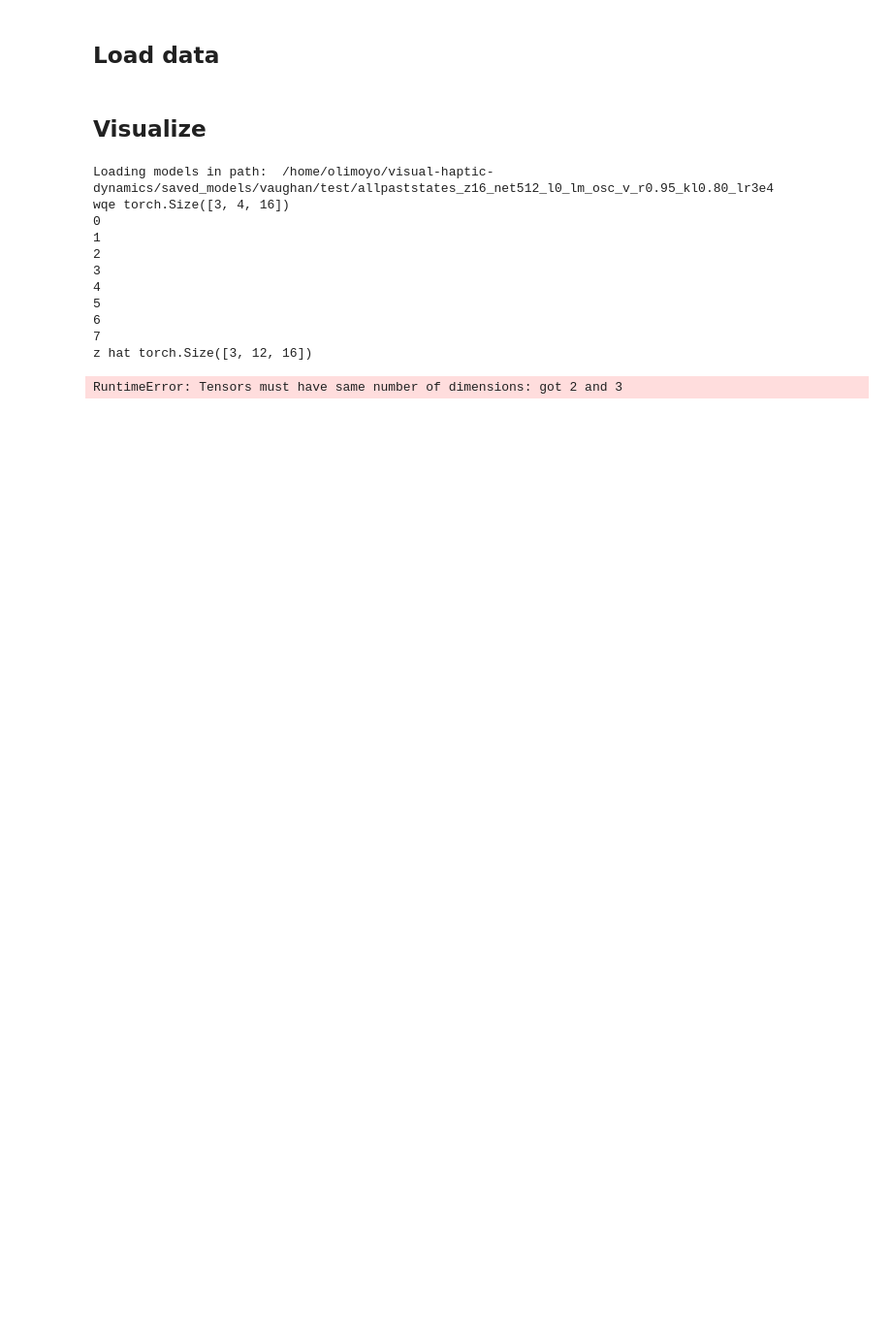
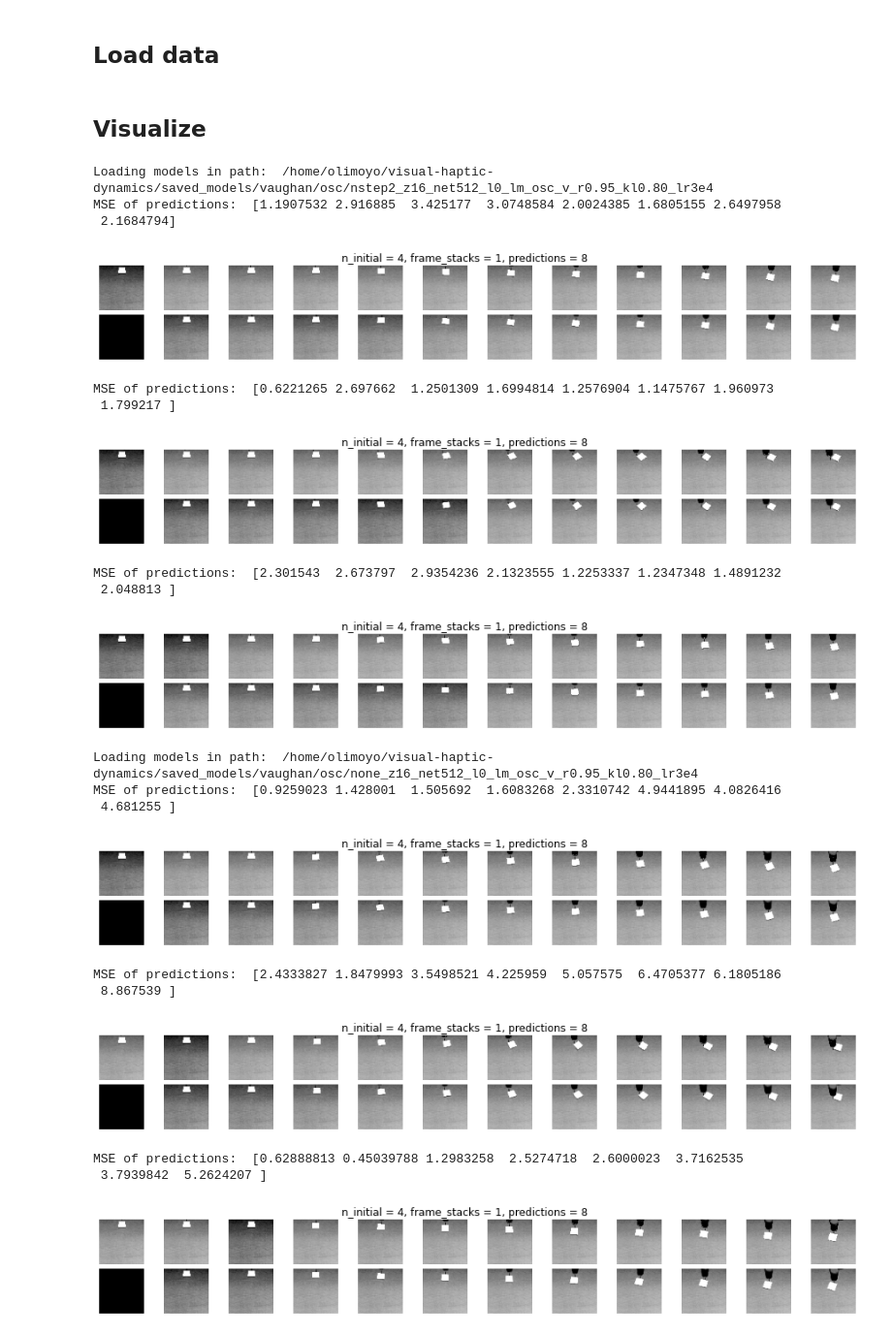
Before and after one commit to utiasSTARS/visual-haptic-dynamics, a Jupyter notebook: experiments/notebooks/prediction-vis_visualpusher.ipynb, the cells around one changed output. Shown at 97% size. Drawn from its saved outputs; the diff is of its cells as text; code cells hidden in the pictures; blank space fills up the shorter version.

```diff
--- a/experiments/notebooks/prediction-vis_visualpusher.ipynb
+++ b/experiments/notebooks/prediction-vis_visualpusher.ipynb
@@ -24,11 +24,11 @@ args = ObjectView({
  'dataset_path': '/home/olimoyo/visual-haptic-dynamics/experiments/data/datasets/{}'
                    .format("visual_haptic_2D_len16_osc_withGT_8C12919B740845539C0E75B5CBAF7965.pkl"),
  'models_dir': '/home/olimoyo/visual-haptic-dynamics/saved_models/{}'
-                   .format("vaughan/test/"),
+                   .format("vaughan/osc/"),
  'device': 'cuda:1',
  'n_examples': 3,
  'n_pred': 8,
- 'n_initial': 5
+ 'n_initial': 4
 })
 
 def load_models_dir(models_dir):
@@ -72,6 +72,7 @@ with torch.no_grad():
                 ctx = ctx.float().to(device=args.device) # (n, l, f, 6)
                 ctx = ctx.transpose(-1, -2)
                 ctx = ctx.reshape(-1, *ctx.shape[2:])
+
             n, l = x_img.shape[0], x_img.shape[1]
 
             if model_args.context in ["initial_image", "goal_image"]:
@@ -87,18 +88,21 @@ with torch.no_grad():
 
             if model_args.context in ["initial_latent_state", "goal_latent_state"]:
                 z_img_context = nets["context_img_enc"](ctx_img)
-                ret_context = z_img_context
                 z_img_context_rep = z_img_context.unsqueeze(1).repeat(1, l, 1)
                 z_all_enc.append(z_img_context_rep.reshape(-1, *z_img_context_rep.shape[2:]))
+                ret_context = z_img_context
             elif model_args.context in ["all_past_states"]:
                 if l > 1:
                     z_img_context, h_img_context = nets["context_img_rnn_enc"](
                         z_img.reshape(n, l, *z_img.shape[1:])[:, :-1].transpose(1,0)
                     )
                     pad = torch.zeros((1, *z_img_context.shape[1:])).float().to(device=args.device)
+                    z_img_context_latest, h_img_context_latest = nets["context_img_rnn_enc"](
+                        z_img.reshape(n, l, *z_img.shape[1:]).transpose(1,0)
+                    )
                     z_img_context = torch.cat((pad, z_img_context), dim=0)
                     z_img_context = z_img_context.transpose(1, 0)
-                    ret_context = (z_img_context, h_img_context)
+                    ret_context = (z_img_context_latest.transpose(1, 0), h_img_context_latest)
                 else:
                     z_img_context = torch.zeros((n, l, 16)).float().to(device=args.device)
                     ret_context = (z_img_context, None)
@@ -120,7 +124,7 @@ with torch.no_grad():
         T = model_args.frame_stacks
 
         assert args.n_initial + args.n_pred <= data[img_key].shape[1]
-        assert args.n_initial >= T
+        assert args.n_initial > T
 
         # Use a random batch to test
         ii = np.random.randint(data[img_key].shape[0] // args.n_examples)
@@ -148,12 +152,13 @@ with torch.no_grad():
         if model_args.context in ["initial_latent_state", "initial_image"]:
             ctx_img = x_img_i[:, 0]
         elif model_args.context in ["goal_latent_state", "goal_image"]:
-            ctx_img = x_img_gt[:, 0]
+            ctx_img = x_img_gt[:, -1]
         else:
             ctx_img = None
 
         # Encode
-        z_i, mu_z_i, var_z_i, ret_context = encode(nets, x_img_i, x_ft_i, x_arm_i, ctx_img)
+        z_ini, mu_z_ini, var_z_ini, ret_context = encode(nets, x_img_i, x_ft_i, x_arm_i, ctx_img)
+
         if model_args.context in ["all_past_states"]:
             z_img_context, h_img_context = ret_context
         else:
@@ -161,7 +166,7 @@ with torch.no_grad():
         h_i = None
 
         # Group and prepare for prediction
-        q_z_i = {"z": z_i, "mu": mu_z_i, "cov": var_z_i}
+        q_z_i = {"z": z_ini, "mu": mu_z_ini, "cov": var_z_ini}
         q_z_i = {k:v.reshape(n, l, *v.shape[1:]).transpose(1,0) for k, v in q_z_i.items()}
         u = u.transpose(1,0)
 
@@ -171,8 +176,6 @@ with torch.no_grad():
         # First run
         z_i, mu_z_i, var_z_i = q_z_i["z"], q_z_i["mu"], q_z_i["cov"]
         u_i = u[(T + 1):(1 + args.n_initial)]
-
-        print("wqe", z_img_context.shape)
 
         # Predict
         for jj in range(0, args.n_pred):
@@ -187,18 +190,15 @@ with torch.no_grad():
             z_hat[jj + l] = mu_z_ip1[-1]
             z_i, mu_z_i, var_z_i, h_i = z_ip1[-1:], mu_z_ip1[-1:], var_z_ip1[-1:], h_ip1
             u_i = u[1 + args.n_initial + jj][None]
-            print(jj)
             if model_args.context in ["all_past_states"]:
-                z_img_context_ip1 = z_img_context[:, -1]
-                z_cat_single_dec = torch.cat((mu_z_ip1[-1], z_img_context_ip1), dim=-1)
+                z_img_context_dec = z_img_context[:, -1]
+                z_cat_single_dec = torch.cat((mu_z_ip1[-1], z_img_context_dec), dim=-1)
                 x_hat_ip1 = nets["img_dec"](z_cat_single_dec)
                 z_img_ip1 = nets["img_enc"](x_hat_ip1)
                 z_img_context_ip1, h_img_context = nets["context_img_rnn_enc"](z_img_ip1.unsqueeze(0), h=h_img_context)
                 z_img_context = torch.cat((z_img_context, z_img_context_ip1.transpose(1,0)), dim=1)
-                #TODO: Accumulate context for 12 steps
 
         z_hat = z_hat.transpose(1, 0)
-        print("z hat", z_hat.shape)
 
         # Decode
         z_all_dec = []
@@ -208,7 +208,11 @@ with torch.no_grad():
             z_img_context_rep = z_img_context.unsqueeze(1).repeat(1, (l + args.n_pred), 1)
             z_all_dec.append(z_img_context_rep)
         elif model_args.context in ["all_past_states"]:
-            z_all_dec.append(z_img_context[:, -1])
+            z_img_context = z_img_context.transpose(1, 0)
+            pad = torch.zeros((1, *z_img_context.shape[1:])).float().to(device=args.device)
+            z_img_context = torch.cat((pad, z_img_context[:-1]), dim=0)
+            z_img_context = z_img_context.transpose(1, 0)
+            z_all_dec.append(z_img_context)
 
         z_cat_dec = torch.cat(z_all_dec, dim=-1)
         x_hat = nets["img_dec"](z_cat_dec.reshape(-1, *z_cat_dec.shape[2:]))
@@ -217,42 +221,50 @@ with torch.no_grad():
         # Move to cpu, np
         x_hat = x_hat.cpu().numpy()
         x_img = x_img.cpu().numpy()
 
         mse = np.sum((x_hat[:, l:, 0].reshape(n, args.n_pred, -1) -
                       x_img[:, args.n_initial:, 0].reshape(n, args.n_pred, -1))**2, axis=2)
 
         # Plotting
         for bb in range(n):
             columns = args.n_initial + args.n_pred
             rows = 2
             fig=plt.figure(figsize=(16, 2))
             fig.suptitle('n_initial = {}, frame_stacks = {}, predictions = {}'.format(args.n_initial, T, args.n_pred))
             for ii in range(columns*rows):
                 if ii<((columns*rows)/2):
                     img = x_img[bb,ii,0,:,:]
                 else:
                     idx = int(ii-((columns*rows)/2))
                     if idx < T:
                         img = np.zeros((model_args.dim_x[1], model_args.dim_x[2]))
                     else:
                         img = x_hat[bb,idx-1,0,:,:]
                 fig.add_subplot(rows, columns, ii+1)
                 plt.imshow(img, cmap="gray")
 
                 plt.axis('off')
             print("MSE of predictions: ", mse[bb])
             plt.subplots_adjust(wspace=0.1, hspace=0.1)
             plt.show()
 # %% [output]
-Loading models in path:  /home/olimoyo/visual-haptic-dynamics/saved_models/vaughan/test/allpaststates_z16_net512_l0_lm_osc_v_r0.95_kl0.80_lr3e4
-wqe torch.Size([3, 4, 16])
-0
-1
-2
-3
-4
-5
-6
-7
-z hat torch.Size([3, 12, 16])
+Loading models in path:  /home/olimoyo/visual-haptic-dynamics/saved_models/vaughan/osc/nstep2_z16_net512_l0_lm_osc_v_r0.95_kl0.80_lr3e4
+MSE of predictions:  [1.1907532 2.916885  3.425177  3.0748584 2.0024385 1.6805155 2.6497958
+ 2.1684794]
+[figure, added]
-RuntimeError: Tensors must have same number of dimensions: got 2 and 3
+MSE of predictions:  [0.6221265 2.697662  1.2501309 1.6994814 1.2576904 1.1475767 1.960973
+ 1.799217 ]
+[figure, added]
+MSE of predictions:  [2.301543  2.673797  2.9354236 2.1323555 1.2253337 1.2347348 1.4891232
+ 2.048813 ]
+[figure, added]
+Loading models in path:  /home/olimoyo/visual-haptic-dynamics/saved_models/vaughan/osc/none_z16_net512_l0_lm_osc_v_r0.95_kl0.80_lr3e4
+MSE of predictions:  [0.9259023 1.428001  1.505692  1.6083268 2.3310742 4.9441895 4.0826416
+ 4.681255 ]
+[figure, added]
+MSE of predictions:  [2.4333827 1.8479993 3.5498521 4.225959  5.057575  6.4705377 6.1805186
+ 8.867539 ]
+[figure, added]
+MSE of predictions:  [0.62888813 0.45039788 1.2983258  2.5274718  2.6000023  3.7162535
+ 3.7939842  5.2624207 ]
+[figure, added]
```
Also changed, not shown: parts of 1 cell of this notebook, 1 other file.
